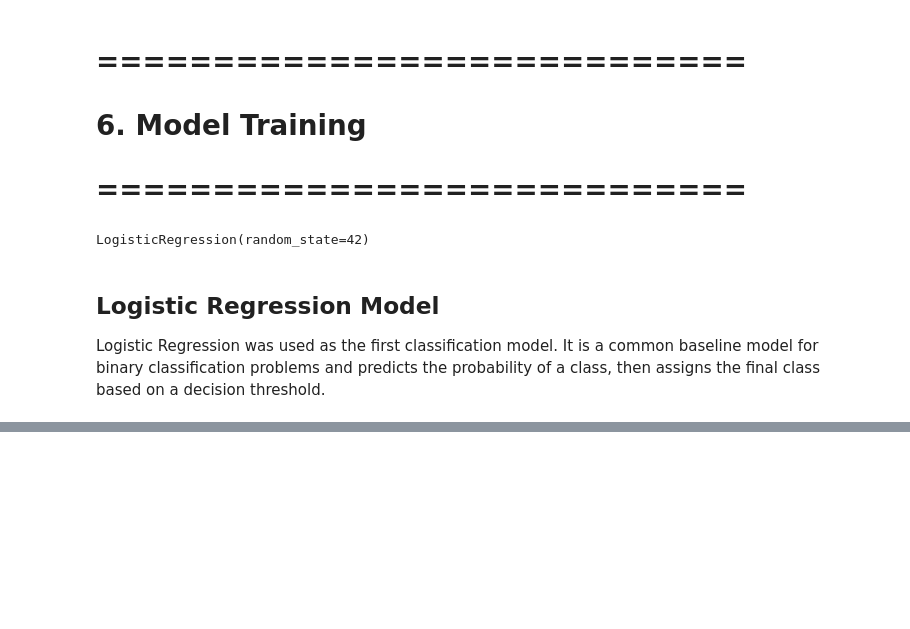
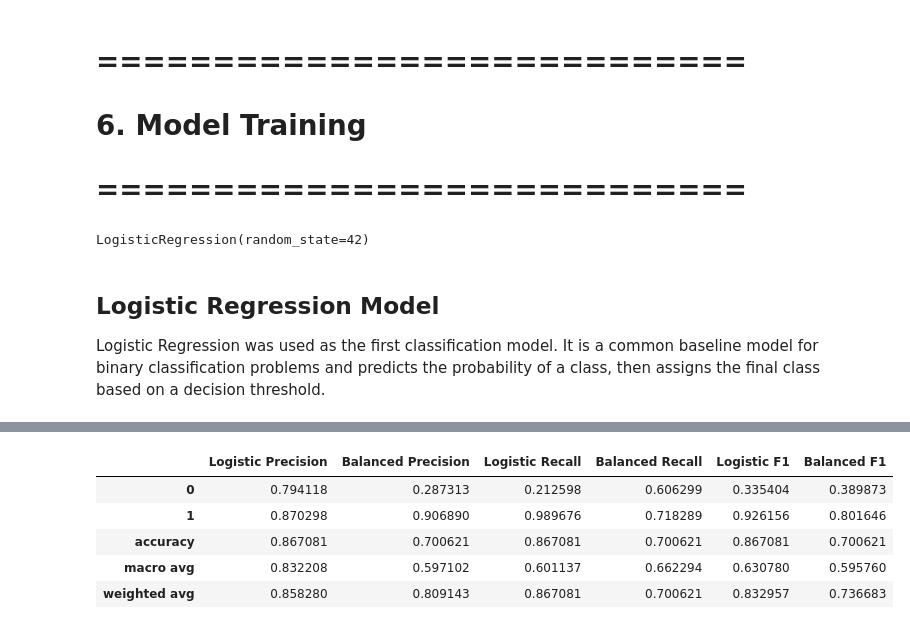
Before and after one commit to mohammadSous/breast-cancer-survival-prediction, a Jupyter notebook: main.ipynb, the cells around one changed output, grey strips where cells are left out. Saved outputs shown, nothing was run; the diff lists cells and outputs as text; code cells hidden in the pictures; blank space fills up the shorter version.

```diff
--- a/main.ipynb
+++ b/main.ipynb
@@ -334,0 +448,34 @@ Logistic Regression was used as the first classification model. It is a common b
+# %%
+from sklearn.metrics import classification_report
+
+logistic_report = classification_report(
+    y_test,
+    y_pred_logistic,
+    output_dict=True
+)
+
+balanced_report = classification_report(
+    y_test,
+    y_pred_balanced,
+    output_dict=True
+)
+
+logistic_df = pd.DataFrame(logistic_report).transpose()
+balanced_df = pd.DataFrame(balanced_report).transpose()
+comparison_df = pd.DataFrame({
+    "Logistic Precision": logistic_df["precision"],
+    "Balanced Precision": balanced_df["precision"],
+    "Logistic Recall": logistic_df["recall"],
+    "Balanced Recall": balanced_df["recall"],
+    "Logistic F1": logistic_df["f1-score"],
+    "Balanced F1": balanced_df["f1-score"]
+})
+
+comparison_df
+# %% [output]
+|  | Logistic Precision | Balanced Precision | Logistic Recall | Balanced Recall | Logistic F1 | Balanced F1 |
+| 0 | 0.794118 | 0.287313 | 0.212598 | 0.606299 | 0.335404 | 0.389873 |
+| 1 | 0.870298 | 0.906890 | 0.989676 | 0.718289 | 0.926156 | 0.801646 |
+| accuracy | 0.867081 | 0.700621 | 0.867081 | 0.700621 | 0.867081 | 0.700621 |
+| macro avg | 0.832208 | 0.597102 | 0.601137 | 0.662294 | 0.630780 | 0.595760 |
+| weighted avg | 0.858280 | 0.809143 | 0.867081 | 0.700621 | 0.832957 | 0.736683 |
```
Also changed, not shown: parts of 14 cells of this notebook.
